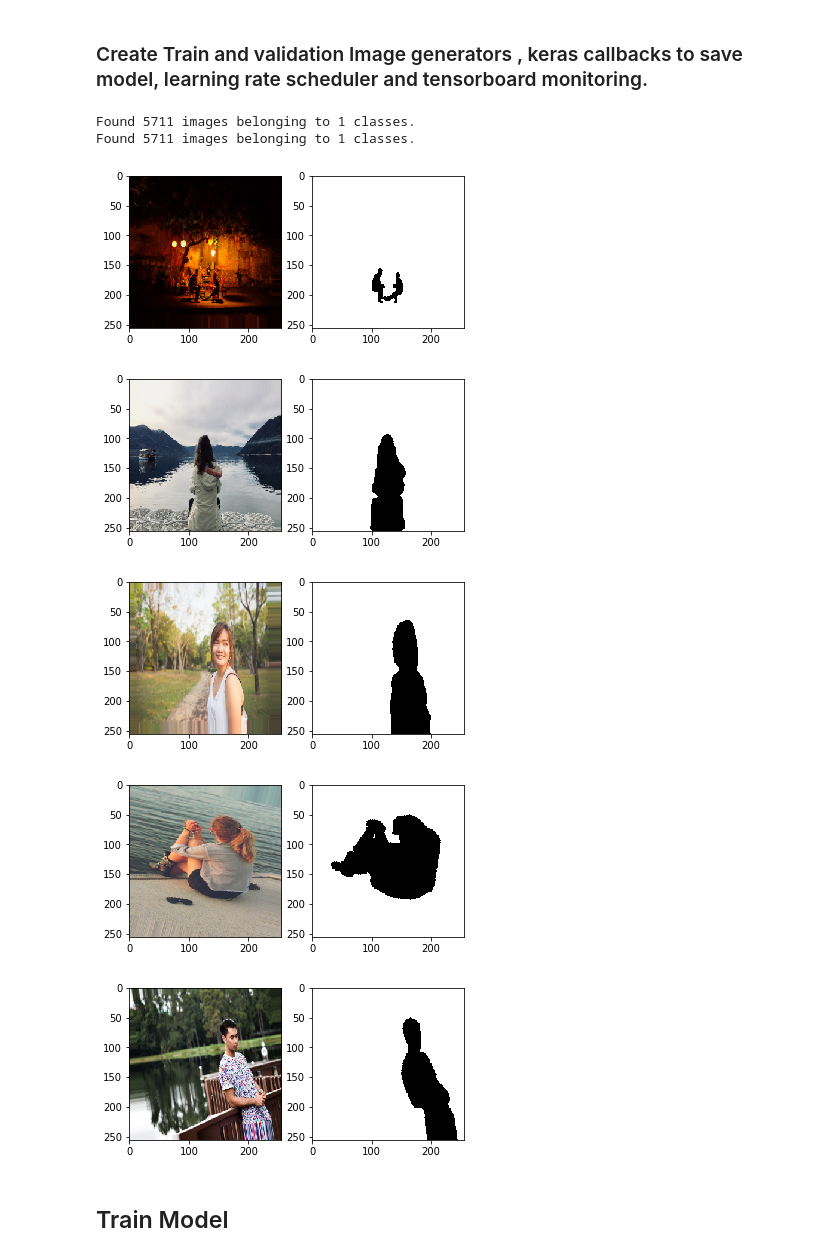
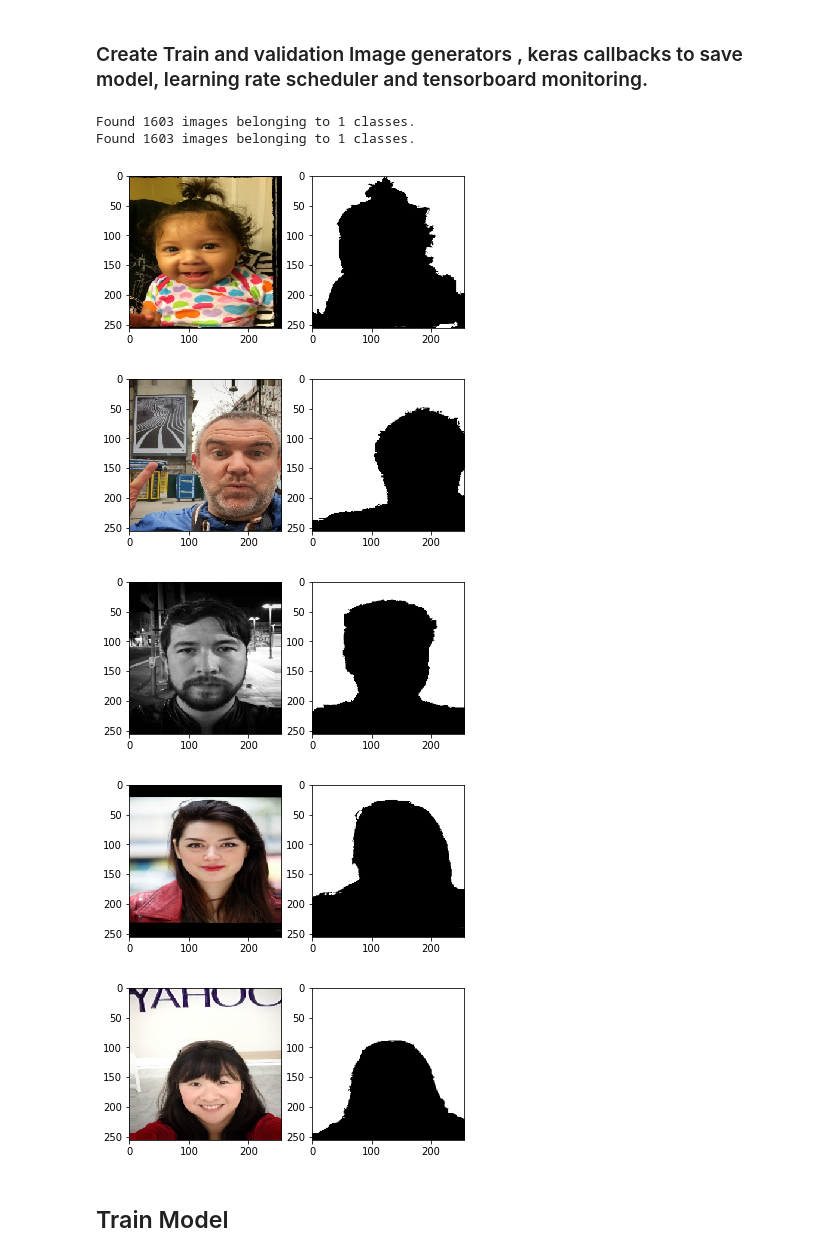
Before and after one commit to BUVANEASH/person_seg_net, a Jupyter notebook: notebooks/Train_MMnet.ipynb, the cells around one changed output. Drawn from its saved outputs; the diff is of its cells as text; code cells hidden in the pictures.

```diff
--- a/notebooks/Train_MMnet.ipynb
+++ b/notebooks/Train_MMnet.ipynb
@@ -21,15 +21,15 @@ Using TensorFlow backend.
 # %%
 INPUT_SHAPE =  (256,256,3) #(768,768,3) (512,512,3) (256,256,3)
 NUM_CLASS = 1
-BACKBONE = 'O'
+BACKBONE = 'mobilenetv2'
 MODEL_NAME = 'MMNet'
-LOSS_METRICS = 'CUS_ACC_IOU'
+LOSS_METRICS = 'MSE_ACC_IOU'
 ACTIVATION = 'sigmoid'
-DATASET = "train_person"
+DATASET = "train_matte"
 IMGNORM = 'divide'
 MODEL_PATH = '../results/Models/MMNet'
 NUM_TRAIN = len(os.listdir('../data/raw/train/{}/images'.format(DATASET)))
-BATCH_SIZE = 32
+BATCH_SIZE = 1
 
 model_fname = '{0}_{1}_{2}_{3}_{4}_{5}_{6}_{7}'.format(BACKBONE,
                                                 MODEL_NAME,
@@ -44,5 +44,5 @@ keras_filename = '{}.hdf5'.format(model_fname)
 print(keras_filename)
 
 pretrained = None
-#pretrained = '/media/new_hdd2/seg_net/results/Models/MMNet/O_MMNet_CUS_ACC_IOU_divide_1_sigmoid_128_train_person_G.hdf5'
+pretrained = '/media/new_hdd2/seg_net/results/Models/MMNet/mobilenetv2_MMNet_BCE_ACC_IOU_divide_2_sigmoid_256_train_person.hdf5'
 # %% [output]
@@ -97,11 +95,11 @@ ________________________________________________________________________________
 # %% [markdown]
 ### Create Train and validation Image generators , keras callbacks to save model, learning rate scheduler and tensorboard monitoring.
 # %%
-data_gen_args = dict(rotation_range=15,
+data_gen_args = dict(rotation_range=0.2,
                     width_shift_range=0.05,
                     height_shift_range=0.05,
-                    shear_range=0.1,
-                    zoom_range=[1,1.15],
+                    shear_range=0.05,
+                    zoom_range=0.05,
                     horizontal_flip=True,
                     fill_mode='nearest')
 
@@ -134,22 +132,23 @@ lr_cb = keras.callbacks.LearningRateScheduler(lr_scheduler)
 # %%
 import matplotlib.pyplot as plt
 %matplotlib inline
 for _ in range(5):
     inp,otp = next(myGene)
     f, axarr = plt.subplots(1,2)
     axarr[0].imshow(inp[0,:,:,:])
     if NUM_CLASS>1:
-        axarr[1].imshow(otp.argmax(axis=-1)[0,:,:], cmap='Greys',  interpolation='nearest')
+        #axarr[1].imshow(otp.argmax(axis=-1)[0,:,:], cmap='Greys',  interpolation='nearest')
+        axarr[1].imshow(np.squeeze(otp[0,:,:,-1]), cmap='Greys',  interpolation='nearest')
     else:
         axarr[1].imshow(np.squeeze(otp[0]), cmap='Greys',  interpolation='nearest')
 # %% [output]
-Found 5711 images belonging to 1 classes.
-Found 5711 images belonging to 1 classes.
+Found 1603 images belonging to 1 classes.
+Found 1603 images belonging to 1 classes.
-[figure, old version]
+[figure, new version]
-[figure, old version]
+[figure, new version]
-[figure, old version]
+[figure, new version]
-[figure, old version]
+[figure, new version]
-[figure, old version]
+[figure, new version]
 # %% [markdown]
 ## Train Model
 # %%
```
Also changed, not shown: parts of 9 cells of this notebook, 5 other files.
